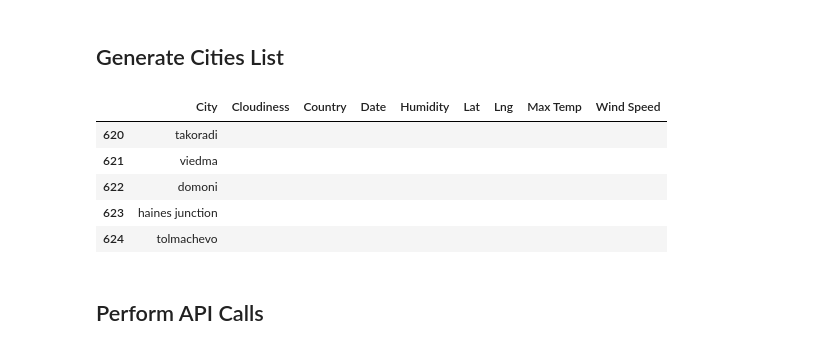
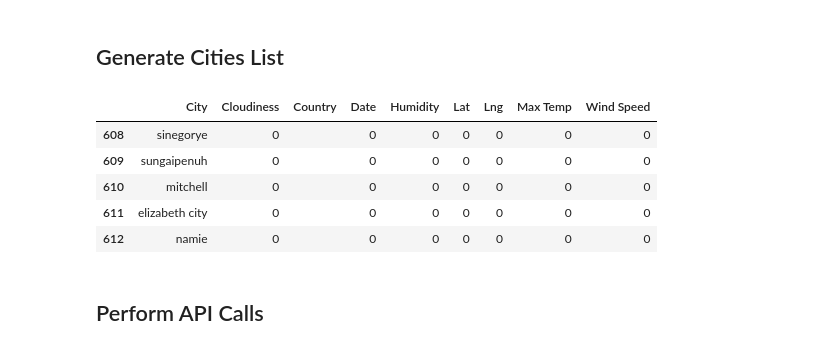
Before and after one commit to bmonroe44/WeatherPy, a Jupyter notebook: starter_code/WeatherPy.ipynb, the cells around one changed output. Saved outputs shown, nothing was run; the diff lists cells and outputs as text; code cells hidden in the pictures.

```diff
--- a/starter_code/WeatherPy.ipynb
+++ b/starter_code/WeatherPy.ipynb
@@ -26,45 +31,45 @@ lng_range = (-180, 180)
 # %%
 # List for holding lat_lngs and cities
 lat_lngs = []
 cities = []
 
 # Create a set of random lat and lng combinations
 lats = np.random.uniform(low=-90.000, high=90.000, size=1500)
 lngs = np.random.uniform(low=-180.000, high=180.000, size=1500)
 lat_lngs = zip(lats, lngs)
 
 # Identify nearest city for each lat, lng combination
 for lat_lng in lat_lngs:
     city = citipy.nearest_city(lat_lng[0], lat_lng[1]).city_name
 
     # If the city is unique, then add it to a our cities list
     if city not in cities:
         cities.append(city)
 
 # Print the city count to confirm sufficient count
 len(cities)
 
 # Create dataframe for city weather data
 city_weather_df = pd.DataFrame({"City": cities})
 
 # Add new columns to hold weather data
-city_weather_df["Cloudiness"] = ""
+city_weather_df["Cloudiness"] = 0
 city_weather_df["Country"] = ""
-city_weather_df["Date"] = ""
-city_weather_df["Humidity"] = ""
-city_weather_df["Lat"] = ""
-city_weather_df["Lng"] = ""
-city_weather_df["Max Temp"] = ""
-city_weather_df["Wind Speed"] = ""
+city_weather_df["Date"] = 0
+city_weather_df["Humidity"] = 0
+city_weather_df["Lat"] = 0
+city_weather_df["Lng"] = 0
+city_weather_df["Max Temp"] = 0
+city_weather_df["Wind Speed"] = 0
 
 city_weather_df.tail()
 # %% [output]
 |  | City | Cloudiness | Country | Date | Humidity | Lat | Lng | Max Temp | Wind Speed |
-| 620 | takoradi |  |  |  |  |  |  |  |  |
-| 621 | viedma |  |  |  |  |  |  |  |  |
-| 622 | domoni |  |  |  |  |  |  |  |  |
-| 623 | haines junction |  |  |  |  |  |  |  |  |
-| 624 | tolmachevo |  |  |  |  |  |  |  |  |
+| 608 | sinegorye | 0 |  | 0 | 0 | 0 | 0 | 0 | 0 |
+| 609 | sungaipenuh | 0 |  | 0 | 0 | 0 | 0 | 0 | 0 |
+| 610 | mitchell | 0 |  | 0 | 0 | 0 | 0 | 0 | 0 |
+| 611 | elizabeth city | 0 |  | 0 | 0 | 0 | 0 | 0 | 0 |
+| 612 | namie | 0 |  | 0 | 0 | 0 | 0 | 0 | 0 |
 # %%
 #Preview Json file
 # url = "http://api.openweathermap.org/data/2.5/weather?units=Imperial&APPID=" + api_key + "&q="
```
Also changed, not shown: parts of 10 cells of this notebook, 5 other files.
